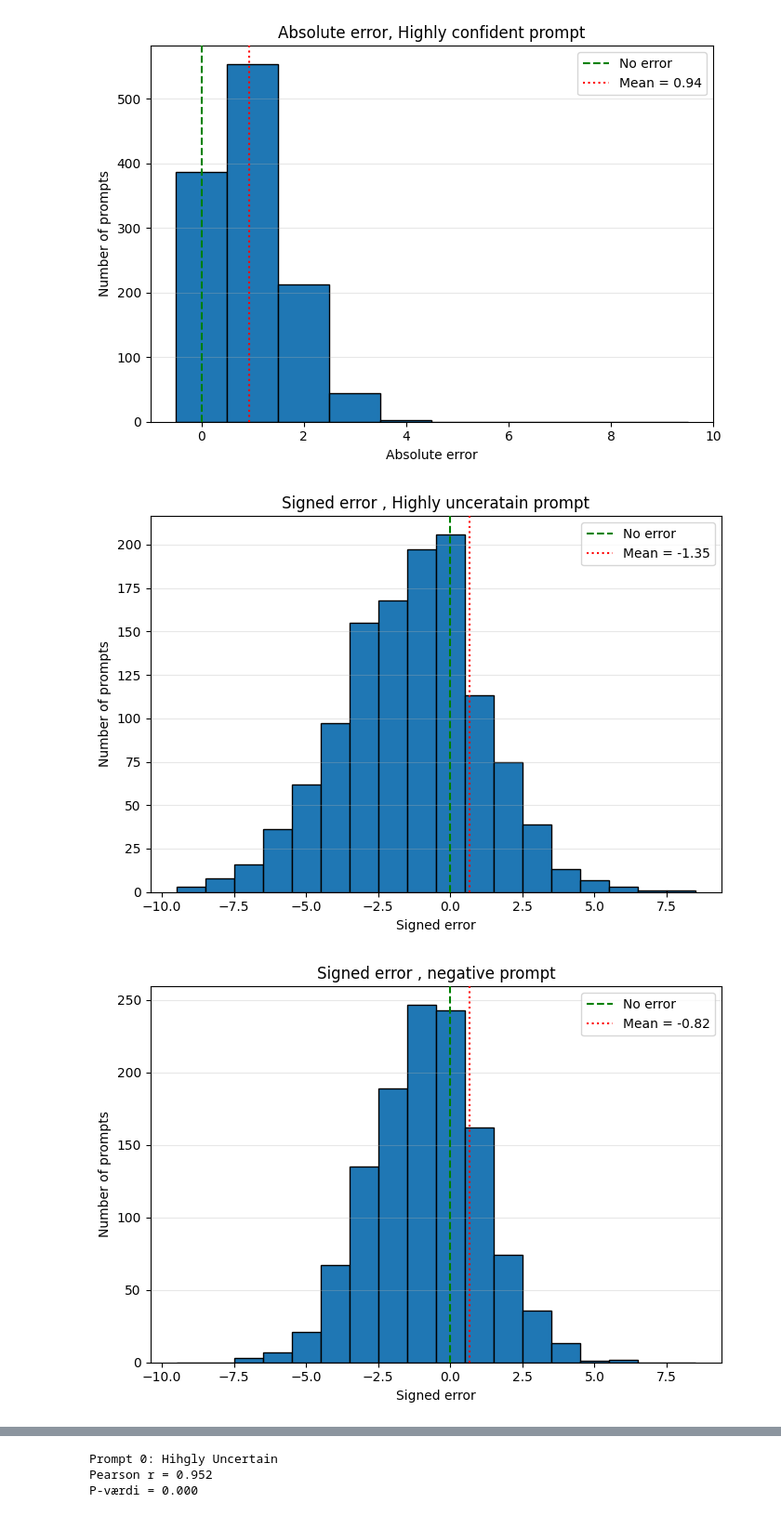
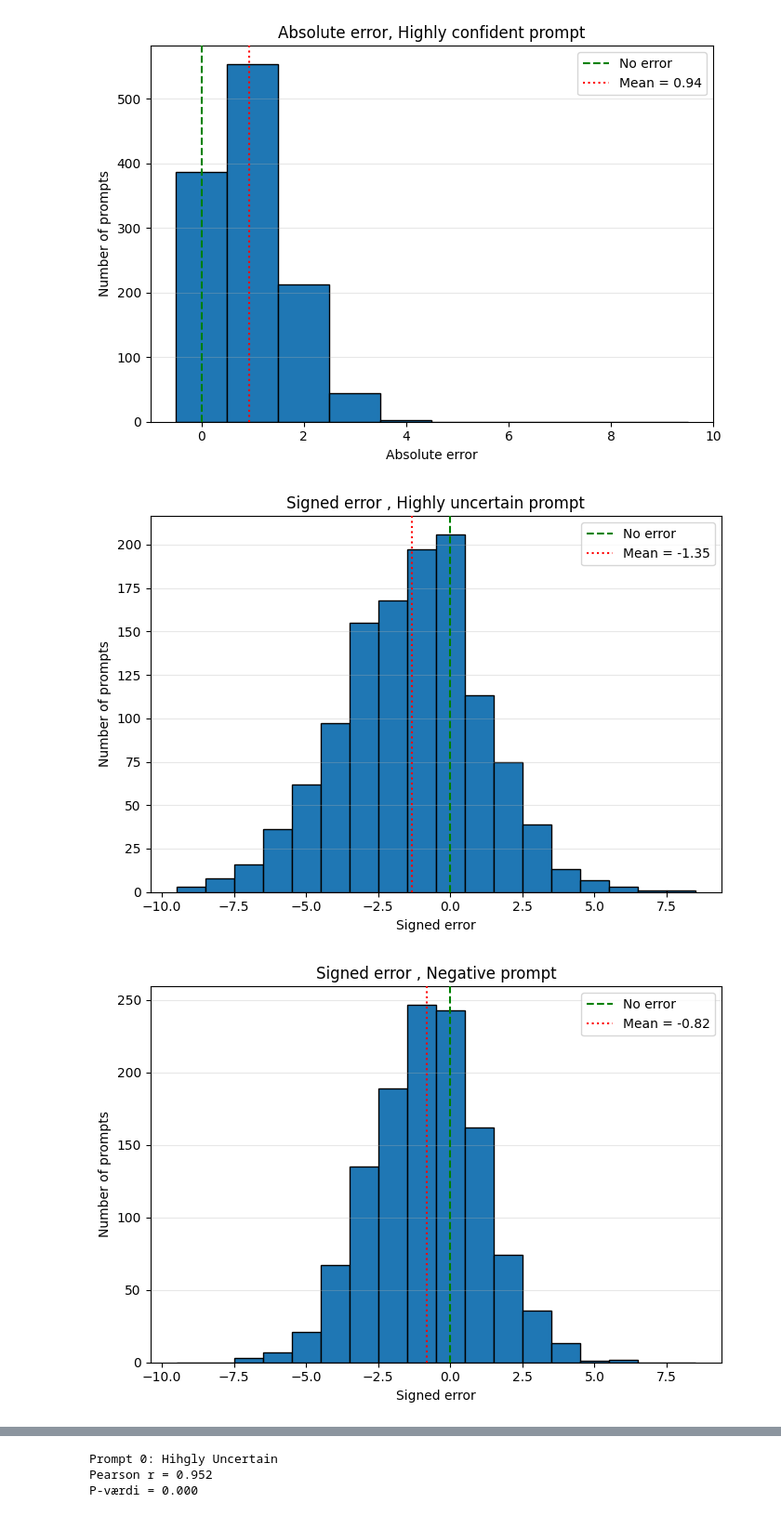
Before and after one commit to nebsen123/Prompt-bias-in-AI-grading, a Jupyter notebook: grafer og reapeated measures ANOVA af absolut error.ipynb, the cells around one changed output, grey strips where cells are left out. Shown at 93% size. Drawn from its saved outputs; the diff is of its cells as text; code cells hidden in the pictures.

```diff
--- a/grafer og reapeated measures ANOVA af absolut error.ipynb
+++ b/grafer og reapeated measures ANOVA af absolut error.ipynb
@@ -115,7 +116,7 @@ signed_hist = np.arange(
 )
 
 for prompt, group in df.groupby("prompt"):
-
+    mean_error = np.mean(group["signed_error"])
     plt.figure(figsize=(7, 5))
 
     plt.hist(
@@ -131,32 +132,32 @@ for prompt, group in df.groupby("prompt"):
         linestyle="--",
         label="No error",
         color="green",
         zorder=3
     )
 
     mean_signederror = group["signed_error"].mean()
 
     plt.axvline(
         mean_error,
         linestyle=":",
         label=f"Mean = {mean_signederror:.2f}",
         zorder=4,
         color="red"
     )
 
     plt.title(
         f"Signed error , {prompt_names[prompt]} prompt"
     )
 
     plt.xlabel(
         "Signed error"
     )
 
     plt.ylabel("Number of prompts")
     plt.legend()
     plt.grid(axis="y", alpha=0.3,zorder=0)
     plt.tight_layout()
     plt.show()
 # %% [output]
-[figure, old version]
+[figure, new version]
-[figure, old version]
+[figure, new version]
```
Also changed, not shown: parts of 6 cells of this notebook.
